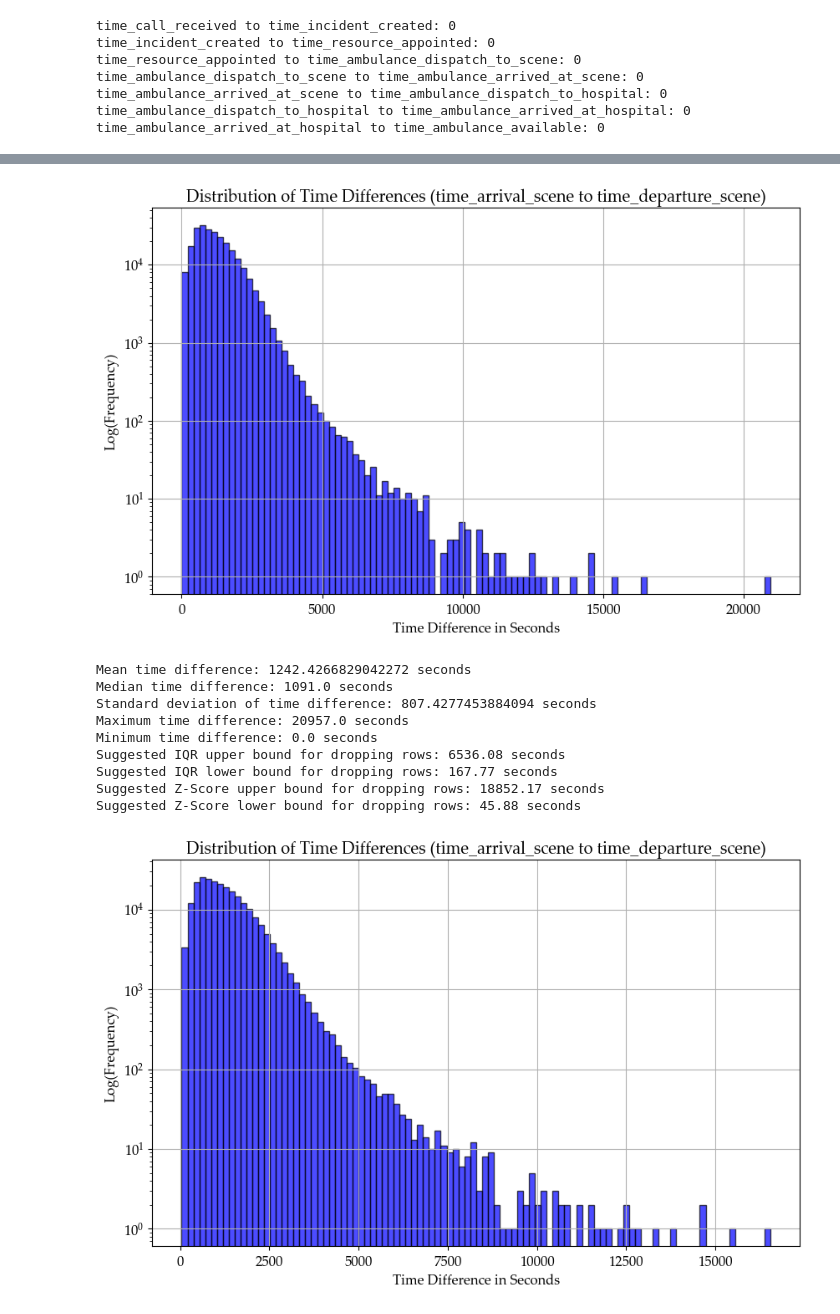
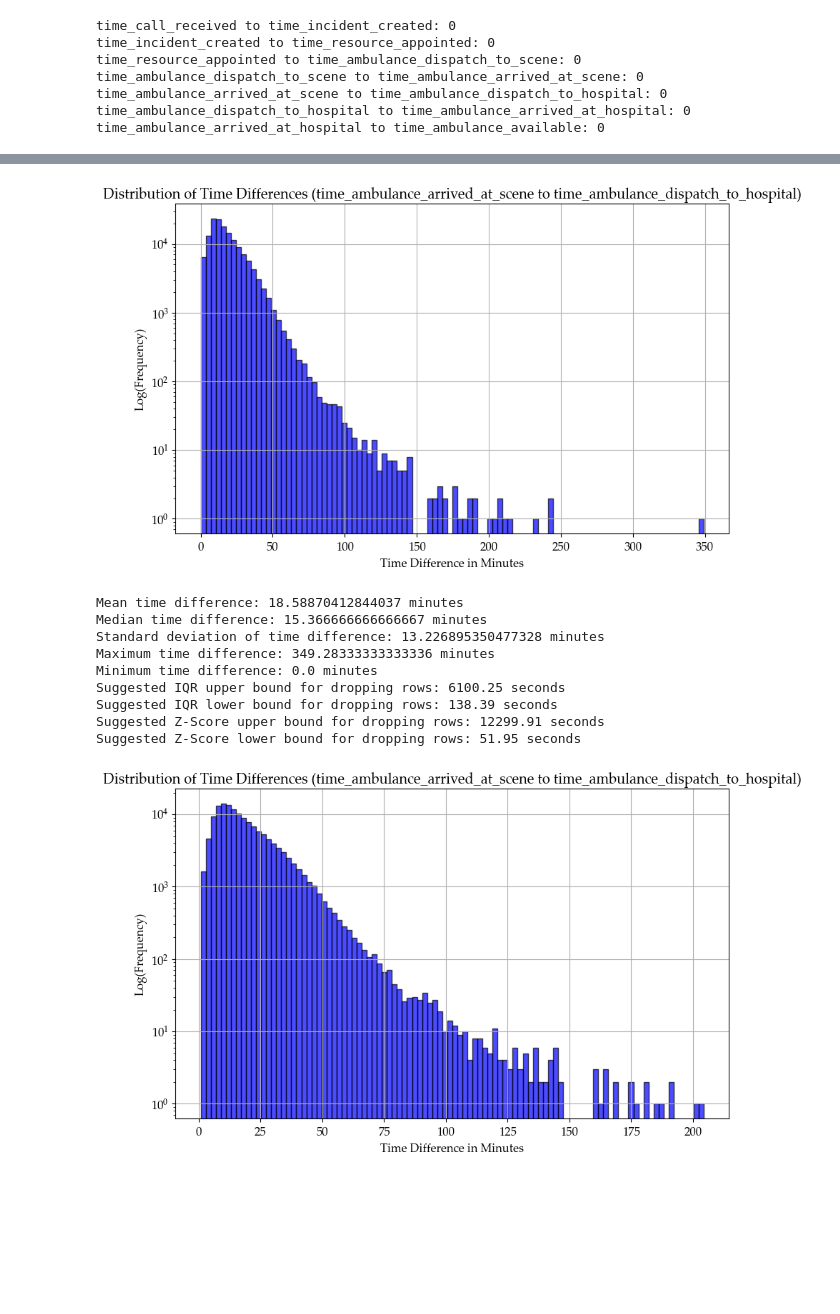
Before and after one commit to Emergency-Optimizers/Data-Processing, a Jupyter notebook: source/analysis/wrong_time_stamps.ipynb, the cells around one changed output, grey strips where cells are left out. Drawn from its saved outputs; the diff is of its cells as text; code cells hidden in the pictures; blank space fills up the shorter version.

```diff
--- a/source/analysis/wrong_time_stamps.ipynb
+++ b/source/analysis/wrong_time_stamps.ipynb
@@ -72,14 +72,16 @@ def outlier_plotting(
     log_scale: bool = False,
     IQR_multiplier: float = 1.5,
     z_score_threshold: float = 3,
-    bounds_to_use: str = "z"
+    bounds_to_use: str = "z",
+    cancelled: bool = False
 ):
     plotter.plot_time_difference_distribution(
         dataframe,
         column_start,
         column_end,
         triage_impression,
-        log_scale
+        log_scale,
+        cancelled
     )
 
     before_size = dataframe.shape[0]
@@ -92,6 +94,7 @@ def outlier_plotting(
         z_score_threshold,
         IQR_multiplier,
         bounds_to_use,
+        cancelled,
         verbose=True
     )
 
@@ -100,7 +103,8 @@ def outlier_plotting(
         column_start,
         column_end,
         triage_impression,
-        log_scale
+        log_scale,
+        cancelled
     )
 
     print(f"\n\nDropped {before_size - dataframe.shape[0]} rows")
@@ -351,23 +289,22 @@ Dropped 6443 rows
 # %%
 outlier_plotting(
     dataframe,
-    triage_impression=None,
+    triage_impression="A",
     column_start="time_ambulance_arrived_at_scene",
     column_end="time_ambulance_dispatch_to_hospital",
     log_scale=True,
-    IQR_multiplier=1.5,
-    z_score_threshold=3,
+    z_score_threshold=2.5,
     bounds_to_use="z"
 )
 # %% [output]
-[figure, old version]
+[figure, new version]
-Mean time difference: 1242.4266829042272 seconds
-Median time difference: 1091.0 seconds
-Standard deviation of time difference: 807.4277453884094 seconds
-Maximum time difference: 20957.0 seconds
-Minimum time difference: 0.0 seconds
-Suggested IQR upper bound for dropping rows: 6536.08 seconds
-Suggested IQR lower bound for dropping rows: 167.77 seconds
-Suggested Z-Score upper bound for dropping rows: 18852.17 seconds
-Suggested Z-Score lower bound for dropping rows: 45.88 seconds
+Mean time difference: 18.58870412844037 minutes
+Median time difference: 15.366666666666667 minutes
+Standard deviation of time difference: 13.226895350477328 minutes
+Maximum time difference: 349.28333333333336 minutes
+Minimum time difference: 0.0 minutes
+Suggested IQR upper bound for dropping rows: 6100.25 seconds
+Suggested IQR lower bound for dropping rows: 138.39 seconds
+Suggested Z-Score upper bound for dropping rows: 12299.91 seconds
+Suggested Z-Score lower bound for dropping rows: 51.95 seconds
-[figure, old version]
+[figure, new version]
```
Also changed, not shown: parts of 18 cells of this notebook, 2 other files.
